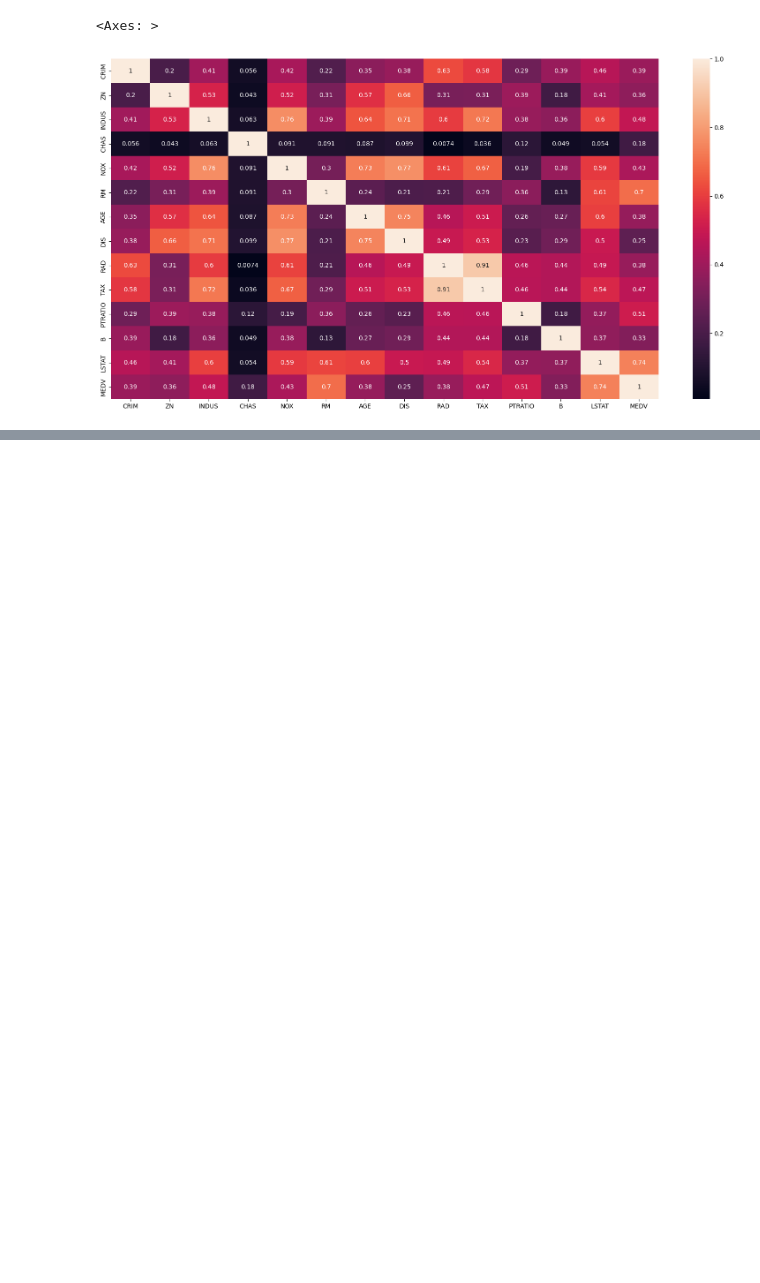
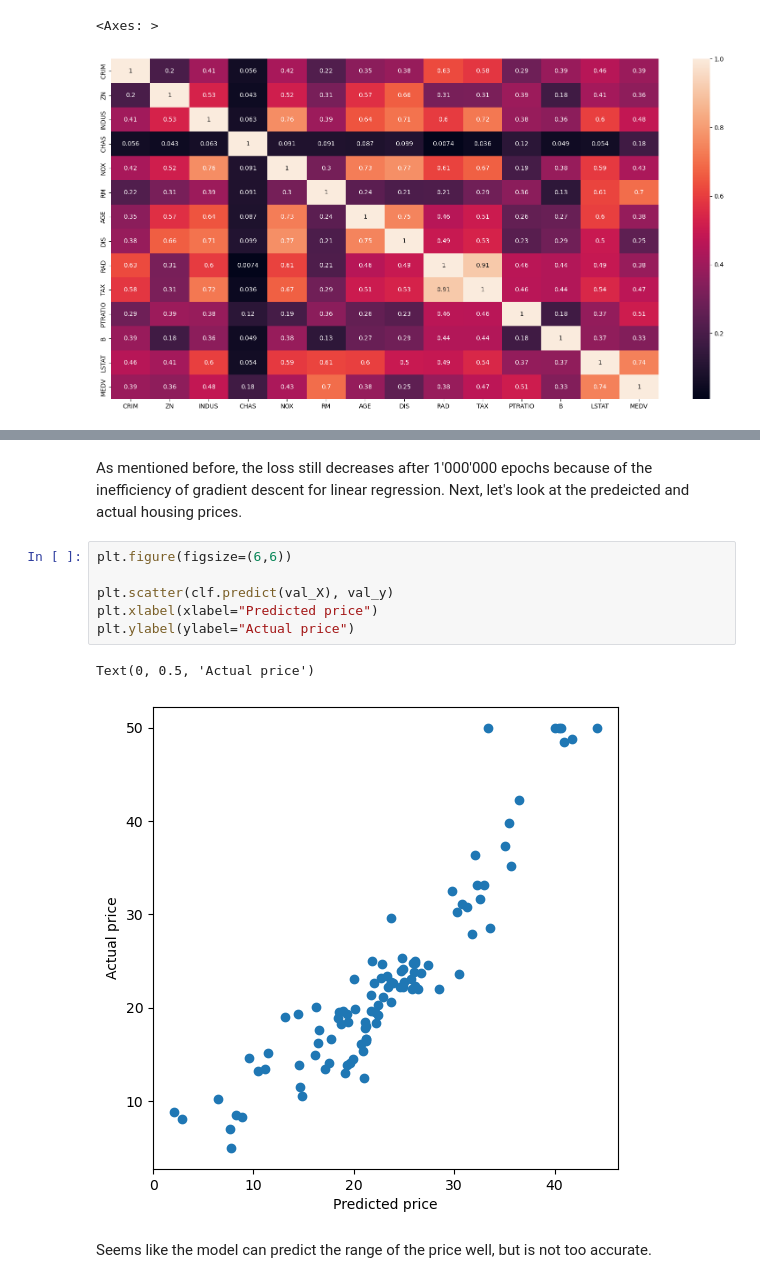
Before and after one commit to LaurinTim/OrionML, a Jupyter notebook: Examples/GDRegressor_example_Boston_housing.ipynb, the cells around one changed output, grey strips where cells are left out. Cells and saved outputs as stored; diff of their text form; blank space fills up the shorter version.

```diff
--- a/Examples/GDRegressor_example_Boston_housing.ipynb
+++ b/Examples/GDRegressor_example_Boston_housing.ipynb
@@ -259,0 +151,13 @@ array([[390.],
+# %% [markdown]
+As mentioned before, the loss still decreases after 1'000'000 epochs because of the inefficiency of gradient descent for linear regression. Next, let's look at the predeicted and actual housing prices.
+# %%
+plt.figure(figsize=(6,6))
+
+plt.scatter(clf.predict(val_X), val_y)
+plt.xlabel(xlabel="Predicted price")
+plt.ylabel(ylabel="Actual price")
+# %% [output]
+Text(0, 0.5, 'Actual price')
+[figure, added]
+# %% [markdown]
+Seems like the model can predict the range of the price well, but is not too accurate.
```
Also changed, not shown: parts of 27 cells of this notebook.
